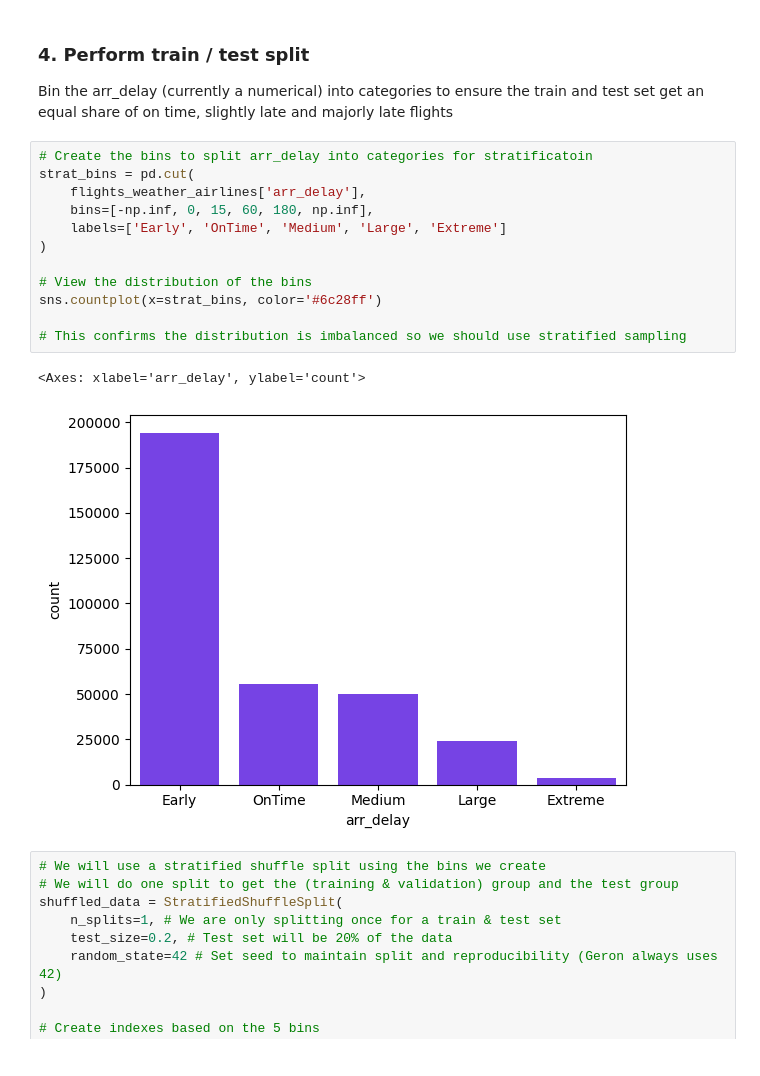
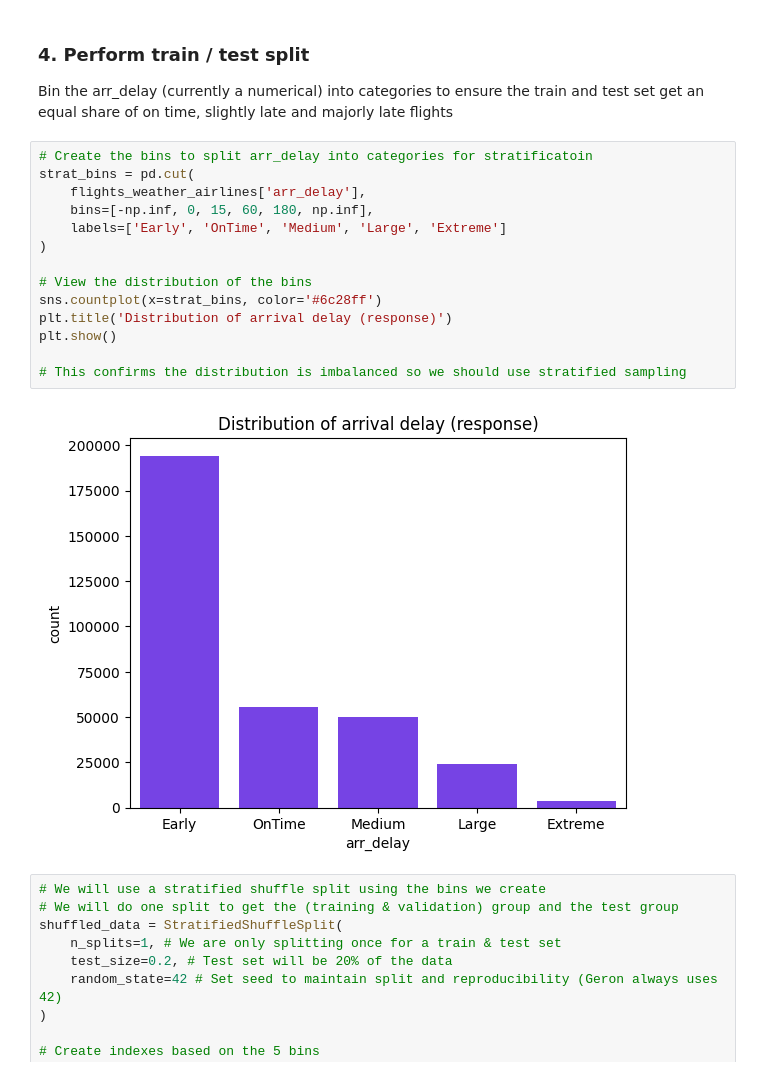
Before and after one commit to lucyg04/nycflights13, a Jupyter notebook: Practical 1/practical1_py.ipynb, the cells around one changed output. Saved outputs shown, nothing was run; the diff lists cells and outputs as text.

Commit message:
Did some more fine tuning and cleaned up all visualisations

```diff
--- a/Practical 1/practical1_py.ipynb
+++ b/Practical 1/practical1_py.ipynb
@@ -362,18 +362,19 @@ Bin the arr_delay (currently a numerical) into categories to ensure the train an
 # %%
 # Create the bins to split arr_delay into categories for stratificatoin
 strat_bins = pd.cut(
     flights_weather_airlines['arr_delay'],
     bins=[-np.inf, 0, 15, 60, 180, np.inf],
     labels=['Early', 'OnTime', 'Medium', 'Large', 'Extreme']
 )
 
 # View the distribution of the bins
 sns.countplot(x=strat_bins, color='#6c28ff')
+plt.title('Distribution of arrival delay (response)')
+plt.show()
 
 # This confirms the distribution is imbalanced so we should use stratified sampling
 # %% [output]
-<Axes: xlabel='arr_delay', ylabel='count'>
-[figure, old version]
+[figure, new version]
 # %%
 # We will use a stratified shuffle split using the bins we create
 # We will do one split to get the (training & validation) group and the test group
```
Also changed, not shown: parts of 39 cells of this notebook.
